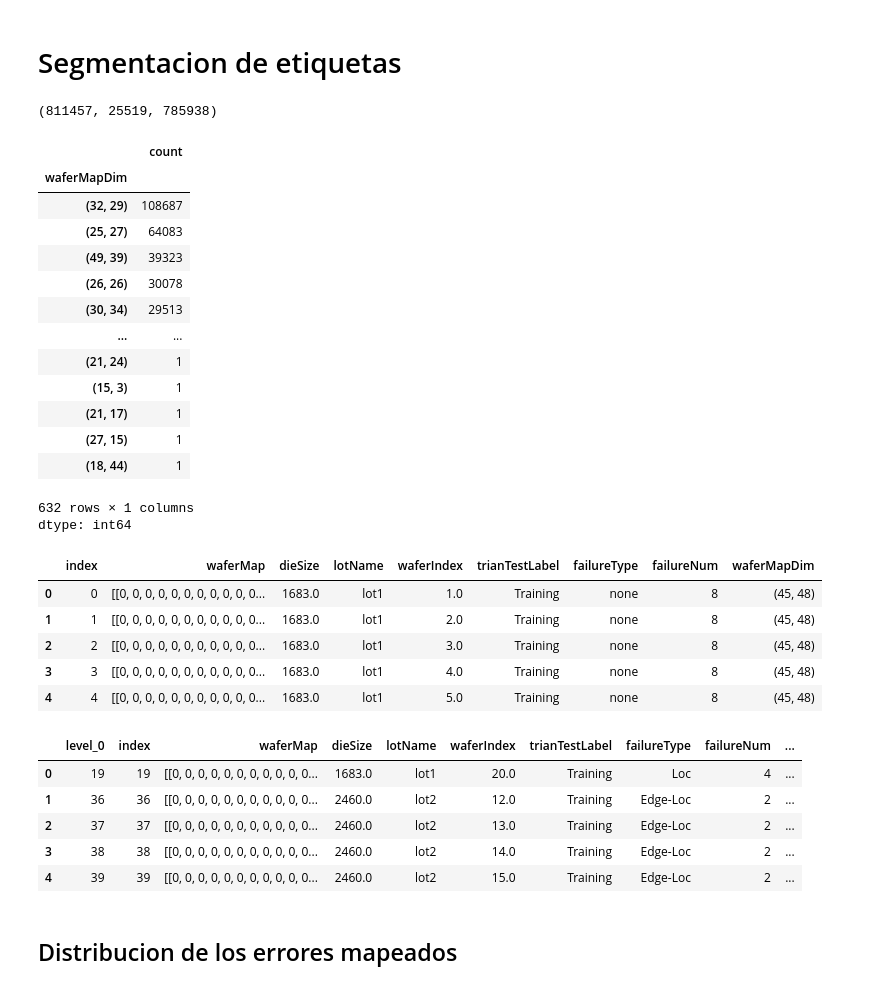
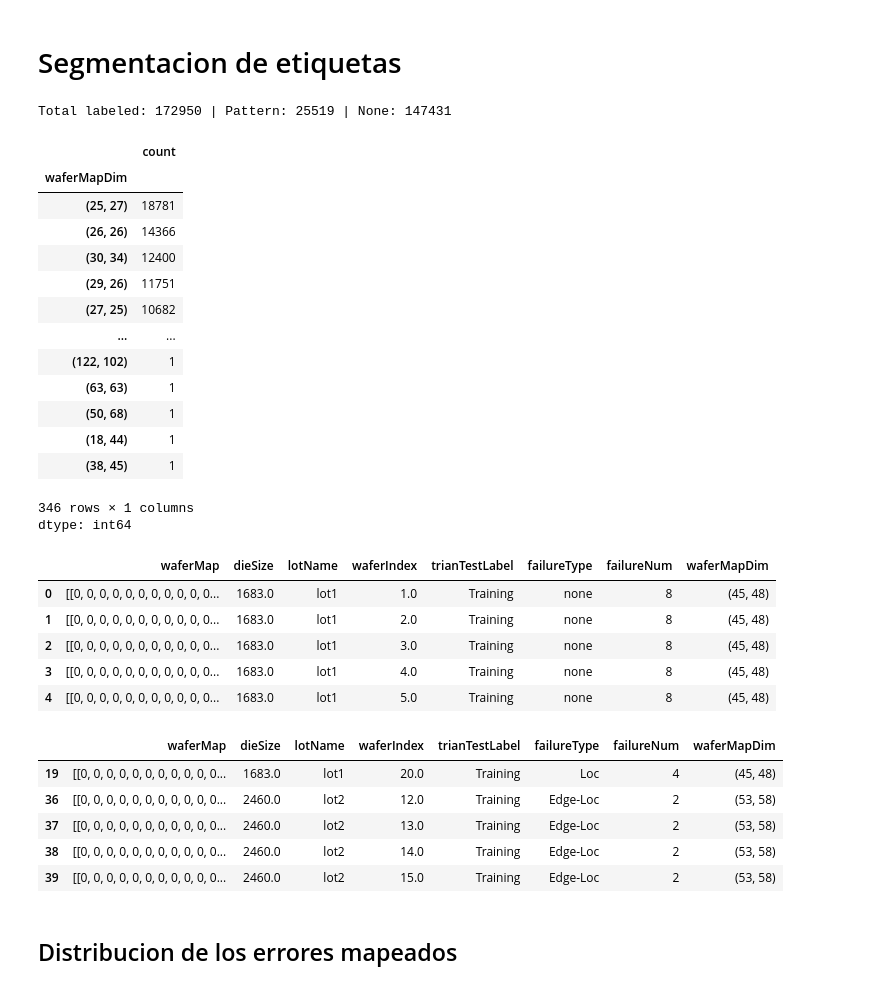
Before and after one commit to Friendchie/Tesis, a Jupyter notebook: ViTransf.ipynb, the cells around one changed output. Saved outputs shown, nothing was run; the diff lists cells and outputs as text; code cells hidden in the pictures.

```diff
--- a/ViTransf.ipynb
+++ b/ViTransf.ipynb
@@ -151,55 +160,53 @@ df.head(5)
 | 4 | [[0, 0, 0, 0, 0, 0, 0, 0, 0, 0, 0... | 1683.0 | lot1 | 5.0 | Training | none | 8 | (45, 48) |
 # %% [markdown]
 # Segmentacion de etiquetas
-# %%
-# df_withlabel.shape[0]: Total de mapas con etiquetas.
-# df_withpattern.shape[0]: Total de mapas con fallos reales (clases objetivo).
-# df_nonpattern.shape[0]: Total de mapas sin fallos.
-
-df_withlabel = df[(df['failureType']!=0)]
-df_withlabel =df_withlabel.reset_index() #labeled index.
-df_withpattern = df_withlabel[(df_withlabel['failureType'] != 'none')]
-df_withpattern = df_withpattern.reset_index() #patterned index.
-df_nonpattern = df_withlabel[(df_withlabel['failureType'] == 'none')] #nonpatterned index
-df_withlabel.shape[0], df_withpattern.shape[0], df_nonpattern.shape[0]
-# %% [output]
-(811457, 25519, 785938)
+# %%
+# Asegurarse de usar una copia explícita de los datos etiquetados
+labeled_df = df[df["trianTestLabel"].isin(["Training", "Test"])].copy()
+
+# Separar mapas con falla estructural vs mapas sin falla (none)
+df_withpattern = labeled_df[labeled_df["failureType"] != "none"].copy()
+df_nonpattern = labeled_df[labeled_df["failureType"] == "none"].copy()
+
+print(f"Total labeled: {labeled_df.shape[0]} | Pattern: {df_withpattern.shape[0]} | None: {df_nonpattern.shape[0]}")
+# %% [output]
+Total labeled: 172950 | Pattern: 25519 | None: 147431
 # %%
-df_withlabel['waferMapDim'].value_counts()
+labeled_df['waferMapDim'].value_counts()
 # %% [output]
 |  | count |
 | waferMapDim |  |
-| (32, 29) | 108687 |
-| (25, 27) | 64083 |
-| (49, 39) | 39323 |
-| (26, 26) | 30078 |
-| (30, 34) | 29513 |
+| (25, 27) | 18781 |
+| (26, 26) | 14366 |
+| (30, 34) | 12400 |
+| (29, 26) | 11751 |
+| (27, 25) | 10682 |
 | ... | ... |
-| (21, 24) | 1 |
-| (15, 3) | 1 |
-| (21, 17) | 1 |
-| (27, 15) | 1 |
+| (122, 102) | 1 |
+| (63, 63) | 1 |
+| (50, 68) | 1 |
 | (18, 44) | 1 |
+| (38, 45) | 1 |
-632 rows × 1 columns
+346 rows × 1 columns
 dtype: int64
 # %%
 df_nonpattern.head()
 # %% [output]
-|  | index | waferMap | dieSize | lotName | waferIndex | trianTestLabel | failureType | failureNum | waferMapDim |
-| 0 | 0 | [[0, 0, 0, 0, 0, 0, 0, 0, 0, 0, 0... | 1683.0 | lot1 | 1.0 | Training | none | 8 | (45, 48) |
-| 1 | 1 | [[0, 0, 0, 0, 0, 0, 0, 0, 0, 0, 0... | 1683.0 | lot1 | 2.0 | Training | none | 8 | (45, 48) |
-| 2 | 2 | [[0, 0, 0, 0, 0, 0, 0, 0, 0, 0, 0... | 1683.0 | lot1 | 3.0 | Training | none | 8 | (45, 48) |
-| 3 | 3 | [[0, 0, 0, 0, 0, 0, 0, 0, 0, 0, 0... | 1683.0 | lot1 | 4.0 | Training | none | 8 | (45, 48) |
-| 4 | 4 | [[0, 0, 0, 0, 0, 0, 0, 0, 0, 0, 0... | 1683.0 | lot1 | 5.0 | Training | none | 8 | (45, 48) |
+|  | waferMap | dieSize | lotName | waferIndex | trianTestLabel | failureType | failureNum | waferMapDim |
+| 0 | [[0, 0, 0, 0, 0, 0, 0, 0, 0, 0, 0... | 1683.0 | lot1 | 1.0 | Training | none | 8 | (45, 48) |
+| 1 | [[0, 0, 0, 0, 0, 0, 0, 0, 0, 0, 0... | 1683.0 | lot1 | 2.0 | Training | none | 8 | (45, 48) |
+| 2 | [[0, 0, 0, 0, 0, 0, 0, 0, 0, 0, 0... | 1683.0 | lot1 | 3.0 | Training | none | 8 | (45, 48) |
+| 3 | [[0, 0, 0, 0, 0, 0, 0, 0, 0, 0, 0... | 1683.0 | lot1 | 4.0 | Training | none | 8 | (45, 48) |
+| 4 | [[0, 0, 0, 0, 0, 0, 0, 0, 0, 0, 0... | 1683.0 | lot1 | 5.0 | Training | none | 8 | (45, 48) |
 # %%
 df_withpattern.head()
 # %% [output]
-|  | level_0 | index | waferMap | dieSize | lotName | waferIndex | trianTestLabel | failureType | failureNum | ... |
-| 0 | 19 | 19 | [[0, 0, 0, 0, 0, 0, 0, 0, 0, 0, 0... | 1683.0 | lot1 | 20.0 | Training | Loc | 4 | ... |
-| 1 | 36 | 36 | [[0, 0, 0, 0, 0, 0, 0, 0, 0, 0, 0... | 2460.0 | lot2 | 12.0 | Training | Edge-Loc | 2 | ... |
-| 2 | 37 | 37 | [[0, 0, 0, 0, 0, 0, 0, 0, 0, 0, 0... | 2460.0 | lot2 | 13.0 | Training | Edge-Loc | 2 | ... |
-| 3 | 38 | 38 | [[0, 0, 0, 0, 0, 0, 0, 0, 0, 0, 0... | 2460.0 | lot2 | 14.0 | Training | Edge-Loc | 2 | ... |
-| 4 | 39 | 39 | [[0, 0, 0, 0, 0, 0, 0, 0, 0, 0, 0... | 2460.0 | lot2 | 15.0 | Training | Edge-Loc | 2 | ... |
+|  | waferMap | dieSize | lotName | waferIndex | trianTestLabel | failureType | failureNum | waferMapDim |
+| 19 | [[0, 0, 0, 0, 0, 0, 0, 0, 0, 0, 0... | 1683.0 | lot1 | 20.0 | Training | Loc | 4 | (45, 48) |
+| 36 | [[0, 0, 0, 0, 0, 0, 0, 0, 0, 0, 0... | 2460.0 | lot2 | 12.0 | Training | Edge-Loc | 2 | (53, 58) |
+| 37 | [[0, 0, 0, 0, 0, 0, 0, 0, 0, 0, 0... | 2460.0 | lot2 | 13.0 | Training | Edge-Loc | 2 | (53, 58) |
+| 38 | [[0, 0, 0, 0, 0, 0, 0, 0, 0, 0, 0... | 2460.0 | lot2 | 14.0 | Training | Edge-Loc | 2 | (53, 58) |
+| 39 | [[0, 0, 0, 0, 0, 0, 0, 0, 0, 0, 0... | 2460.0 | lot2 | 15.0 | Training | Edge-Loc | 2 | (53, 58) |
 # %% [markdown]
 ## Distribucion de los errores mapeados
 # %%
```
Also changed, not shown: parts of 25 cells of this notebook.
